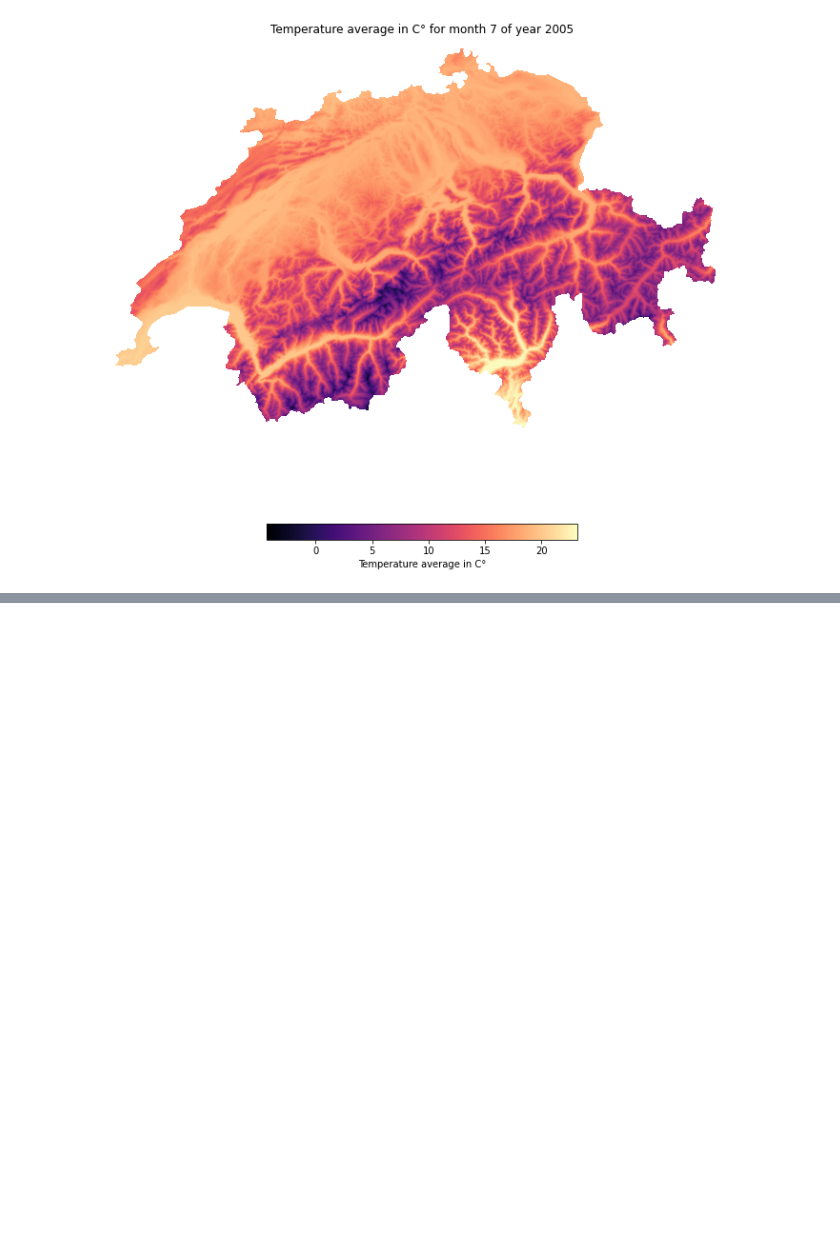
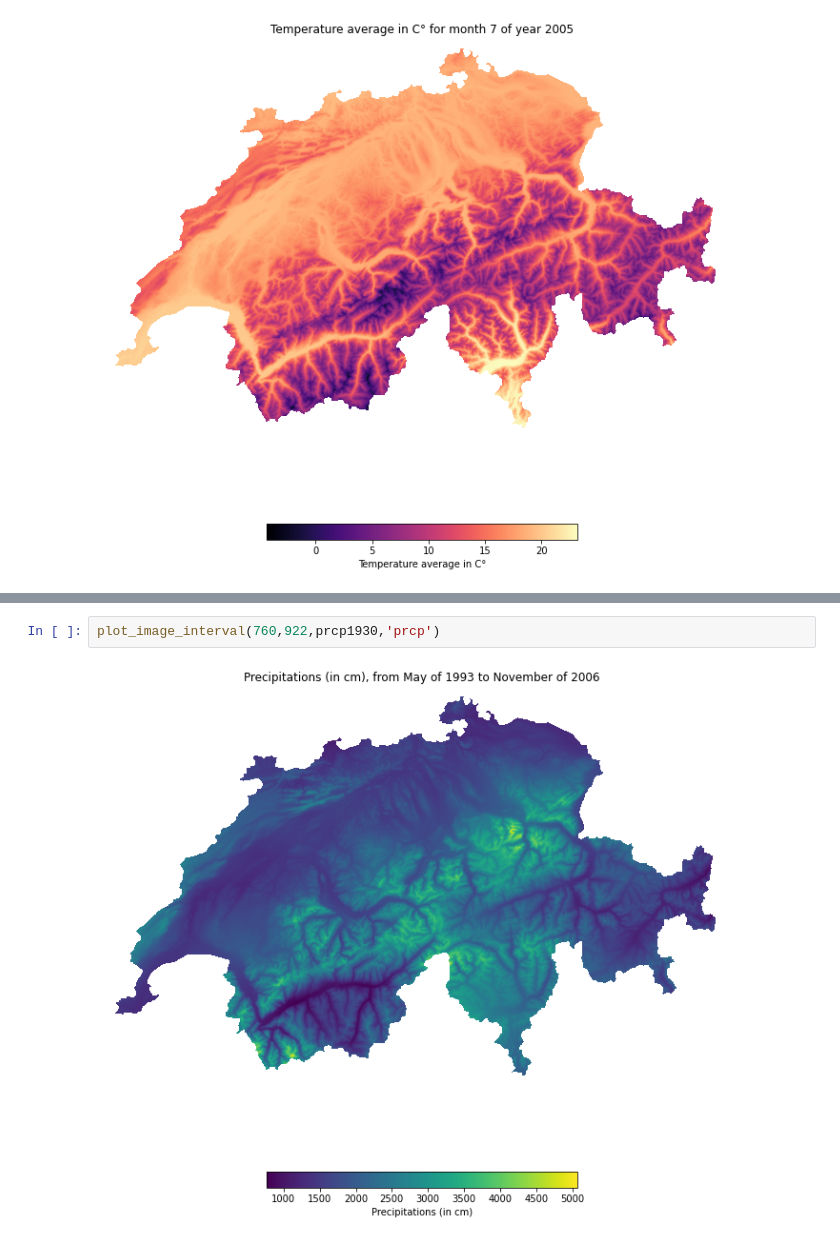
Before and after one commit to Ukratic/Jedha_fullstack, a Jupyter notebook: 6. Protective Forests/meteo_2.ipynb, the cells around one changed output, grey strips where cells are left out. Drawn from its saved outputs; the diff is of its cells as text; blank space fills up the shorter version.

```diff
--- a/6. Protective Forests/meteo_2.ipynb
+++ b/6. Protective Forests/meteo_2.ipynb
@@ -202,0 +264,4 @@ plot_image(906,tave1930,'tave')
+# %%
+plot_image_interval(760,922,prcp1930,'prcp')
+# %% [output]
+[figure, added]
```
Also changed, not shown: parts of 24 cells of this notebook, 16 other files.
